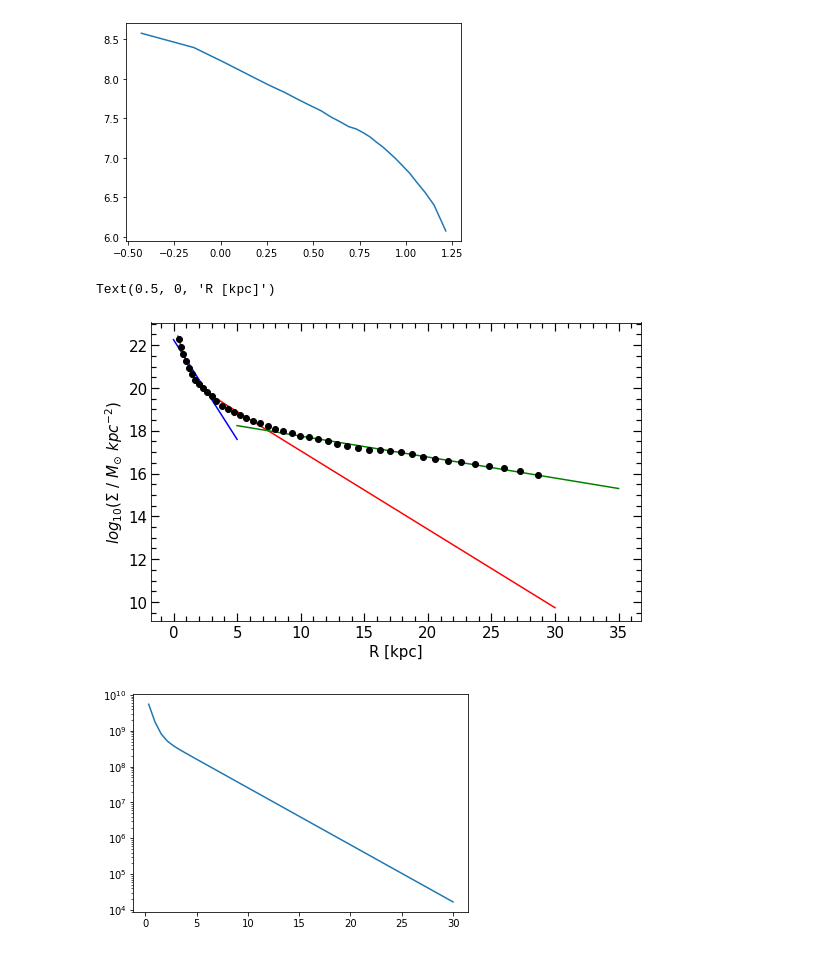
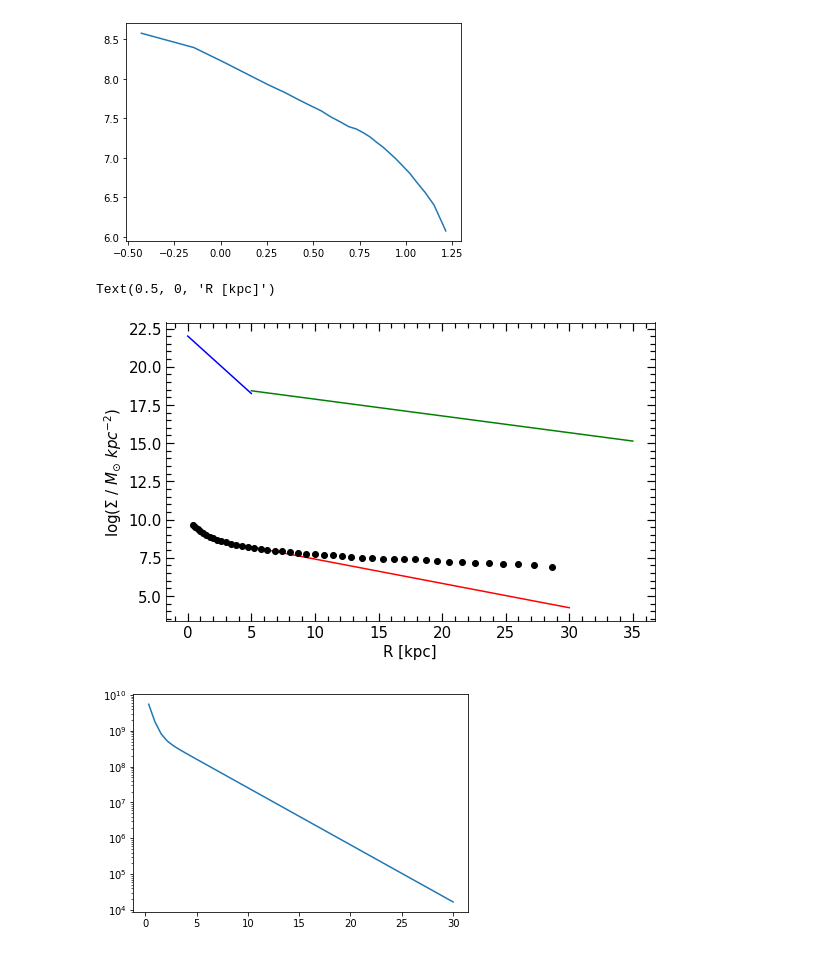
Before and after one commit to ornemarioni/gradients, a Jupyter notebook: programs/surface_density.ipynb, the cells around one changed output. Saved outputs shown, nothing was run; the diff lists cells and outputs as text; code cells hidden in the pictures.

```diff
--- a/programs/surface_density.ipynb
+++ b/programs/surface_density.ipynb
@@ -281,27 +323,27 @@ for j in subh_ind[:1]:
 # %%
 from scipy.stats import powerlaw
 fig, ax = plt.subplots(nrows=1, ncols=1, figsize=(8,5))# sharey=True, sharex=True)
 #                        gridspec_kw = {'height_ratios':[3,1,3,1]})
 fig.subplots_adjust(bottom=0.1, left =0.12, right = 0.97, top = 0.93, wspace=0., hspace= 0)
 
 cut, = np.where((den[1]>0.34)&(den[1]<30))
 x2 = np.linspace(0.34,30,50)
 f = func(x2,popt[0],popt[1],popt[2],popt[3])
 ax.plot(x2,np.log(f),'-r')
 ax.plot(x,y,'-b')
 ax.plot(x1,y1,'-g')
 ax.plot(den[1][cut],np.log(den[0][cut]),'ko')
 ax.minorticks_on()
 ax.tick_params( labelsize=15)
 ax.tick_params('both', length=5, width=1.2,which='minor', direction='in', right='on',top='on')
 ax.tick_params('both', length=8, width=1.2,which='major', direction='in', right='on',top='on')
 # ax.set_xlim(0,14)
-ax.set_ylabel('$log_{10}$($\Sigma$ / $M_{\odot}$ $kpc^{-2}$)',fontsize=15)
+ax.set_ylabel('log($\Sigma$ / $M_{\odot}$ $kpc^{-2}$)',fontsize=15)
 ax.set_xlabel('R [kpc]',fontsize=15)
 # ax.legend(fontsize=15,frameon=False)
 # %% [output]
 Text(0.5, 0, 'R [kpc]')
-[figure, old version]
+[figure, new version]
 # %%
 x2 = np.linspace(0.34,30,50)
 f = func(x2,popt[0],popt[1],popt[2],popt[3])
```
Also changed, not shown: parts of 6 cells of this notebook, 4 other files.
